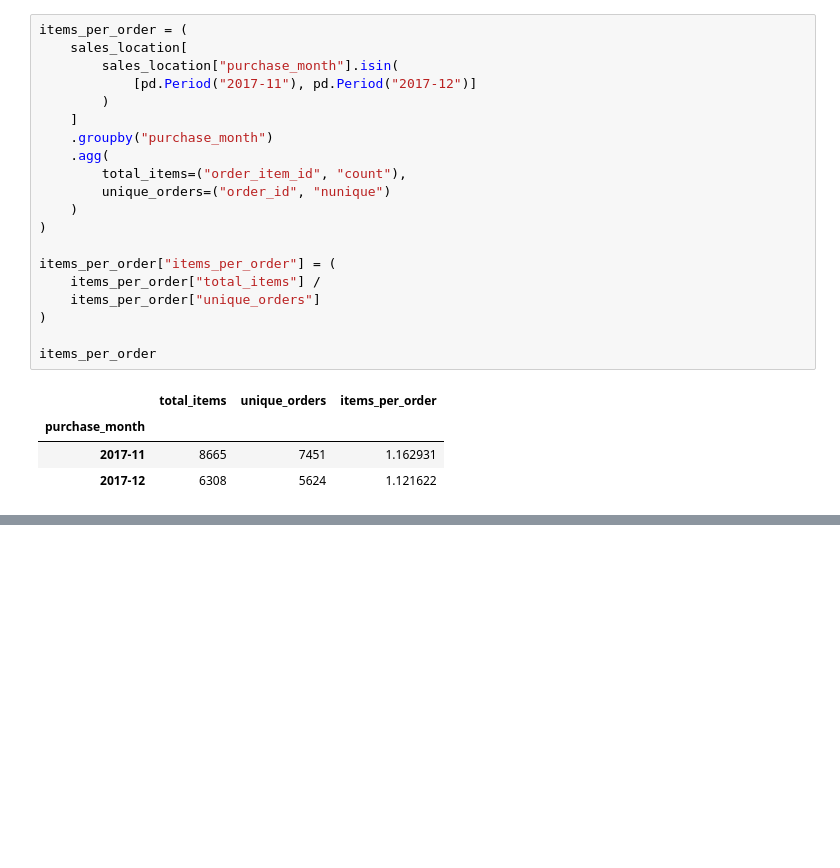
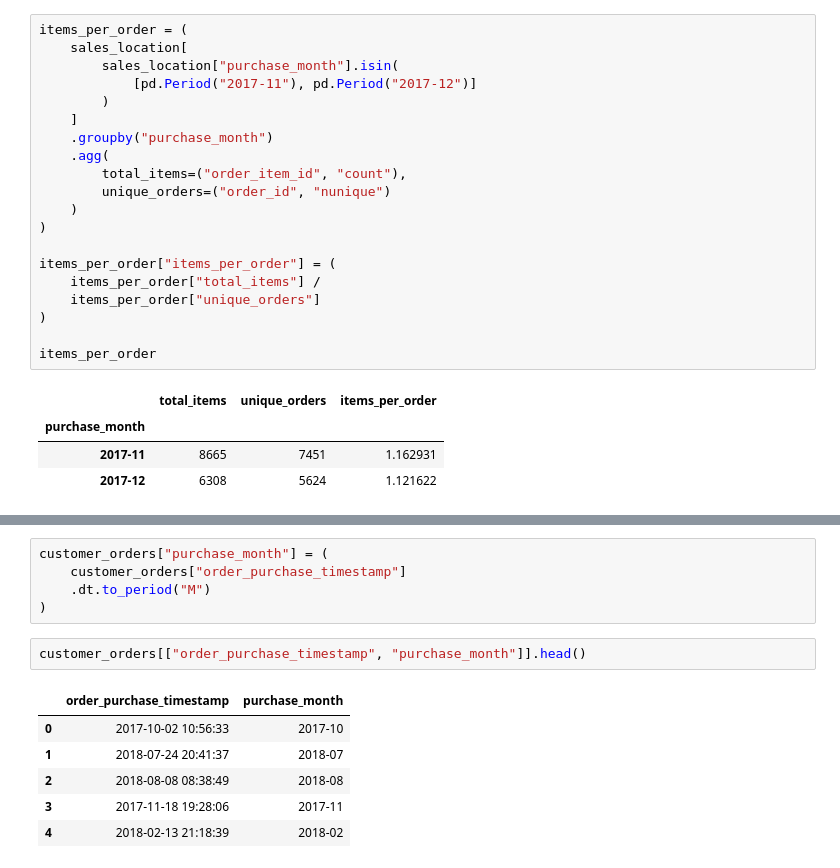
Before and after one commit to anujydv18-oss/AI-Sales-Analyst, a Jupyter notebook: notebooks/01_data_exploration.ipynb, the cells around one changed output, grey strips where cells are left out. Cells and saved outputs as stored; diff of their text form; blank space fills up the shorter version.

```diff
--- a/notebooks/01_data_exploration.ipynb
+++ b/notebooks/01_data_exploration.ipynb
@@ -1210,0 +1235,14 @@ items_per_order
+# %%
+customer_orders["purchase_month"] = (
+    customer_orders["order_purchase_timestamp"]
+    .dt.to_period("M")
+)
+# %%
+customer_orders[["order_purchase_timestamp", "purchase_month"]].head()
+# %% [output]
+|  | order_purchase_timestamp | purchase_month |
+| 0 | 2017-10-02 10:56:33 | 2017-10 |
+| 1 | 2018-07-24 20:41:37 | 2018-07 |
+| 2 | 2018-08-08 08:38:49 | 2018-08 |
+| 3 | 2017-11-18 19:28:06 | 2017-11 |
+| 4 | 2018-02-13 21:18:39 | 2018-02 |
```
Also changed, not shown: parts of 11 cells of this notebook.
